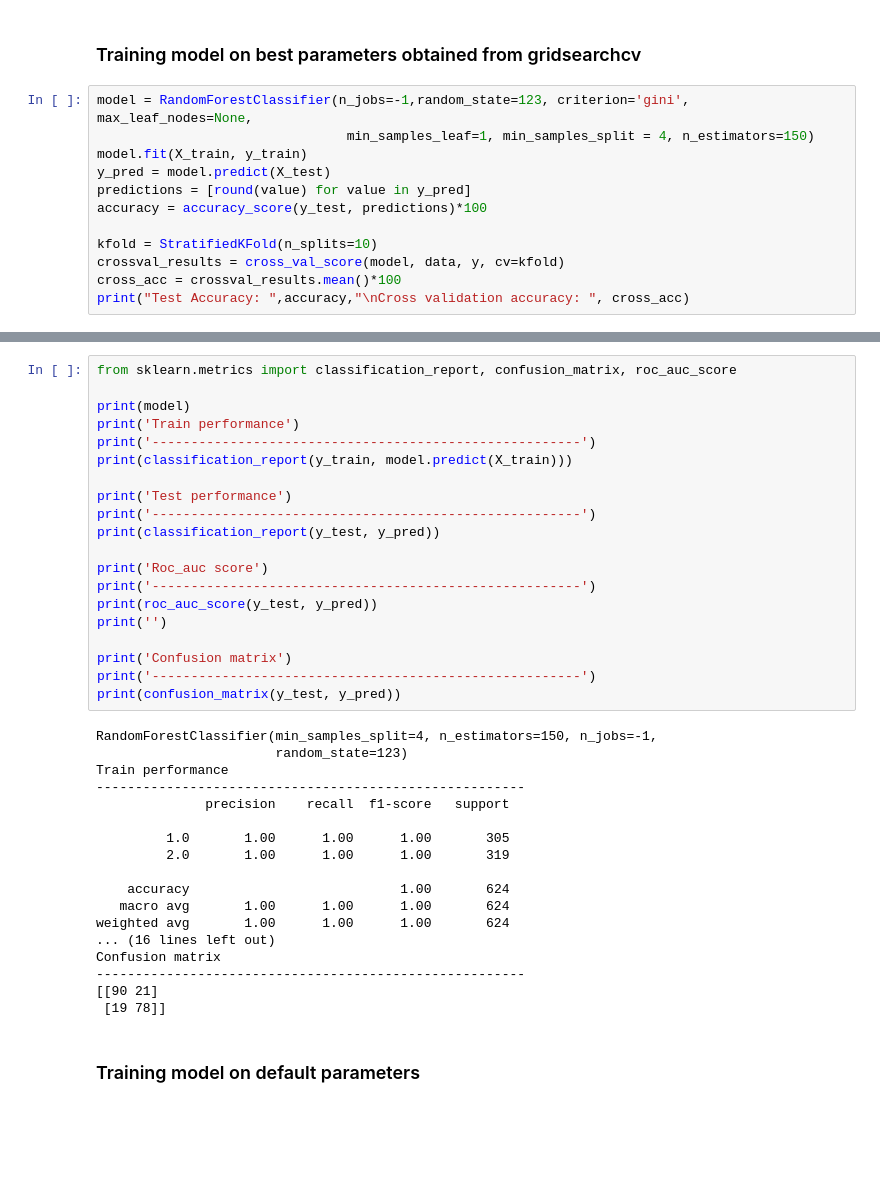
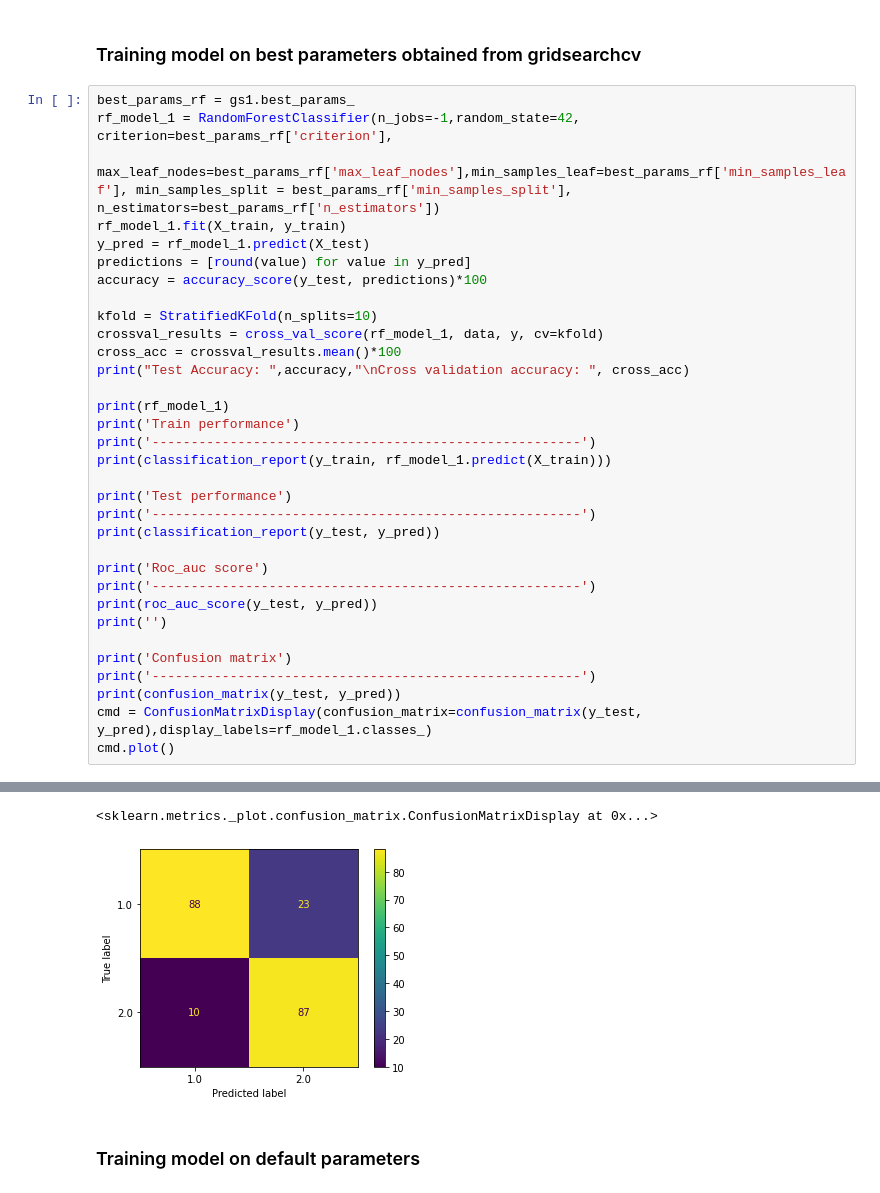
Before and after one commit to saniikakulkarni/Liver-Disease-Diagnosis-Models, a Jupyter notebook: proposed_work(Tejas) copy.ipynb, the cells around one changed output, grey strips where cells are left out. Cells and saved outputs as stored; diff of their text form; blank space fills up the shorter version.

```diff
--- a/proposed_work(Tejas) copy.ipynb
+++ b/proposed_work(Tejas) copy.ipynb
@@ -430,15 +427,36 @@ Best score: {'criterion': 'gini', 'max_leaf_nodes': None, 'min_samples_leaf': 1,
 # %% [markdown]
 ### Training model on best parameters obtained from gridsearchcv
 # %%
-model = RandomForestClassifier(n_jobs=-1,random_state=123, criterion='gini', max_leaf_nodes=None,
-                                min_samples_leaf=1, min_samples_split = 4, n_estimators=150)
-model.fit(X_train, y_train)
-y_pred = model.predict(X_test)
+best_params_rf = gs1.best_params_
+rf_model_1 = RandomForestClassifier(n_jobs=-1,random_state=42, criterion=best_params_rf['criterion'],
+                            max_leaf_nodes=best_params_rf['max_leaf_nodes'],min_samples_leaf=best_params_rf['min_samples_leaf'], min_samples_split = best_params_rf['min_samples_split'], n_estimators=best_params_rf['n_estimators'])
+rf_model_1.fit(X_train, y_train)
+y_pred = rf_model_1.predict(X_test)
 predictions = [round(value) for value in y_pred]
 accuracy = accuracy_score(y_test, predictions)*100
 
 kfold = StratifiedKFold(n_splits=10)
-crossval_results = cross_val_score(model, data, y, cv=kfold)
+crossval_results = cross_val_score(rf_model_1, data, y, cv=kfold)
 cross_acc = crossval_results.mean()*100
 print("Test Accuracy: ",accuracy,"\nCross validation accuracy: ", cross_acc)
+
+print(rf_model_1)
+print('Train performance')
+print('-------------------------------------------------------')
+print(classification_report(y_train, rf_model_1.predict(X_train)))
+
+print('Test performance')
+print('-------------------------------------------------------')
+print(classification_report(y_test, y_pred))
+
+print('Roc_auc score')
+print('-------------------------------------------------------')
+print(roc_auc_score(y_test, y_pred))
+print('')
+
+print('Confusion matrix')
+print('-------------------------------------------------------')
+print(confusion_matrix(y_test, y_pred))
+cmd = ConfusionMatrixDisplay(confusion_matrix=confusion_matrix(y_test, y_pred),display_labels=rf_model_1.classes_)
+cmd.plot()
 # %% [output]
@@ -447,41 +480,5 @@ Cross validation accuracy:  86.77280550774526
+<sklearn.metrics._plot.confusion_matrix.ConfusionMatrixDisplay at 0x...>
+[figure, added]
-# %%
-from sklearn.metrics import classification_report, confusion_matrix, roc_auc_score
-
-print(model)
-print('Train performance')
-print('-------------------------------------------------------')
-print(classification_report(y_train, model.predict(X_train)))
-
-print('Test performance')
-print('-------------------------------------------------------')
-print(classification_report(y_test, y_pred))
-
-print('Roc_auc score')
-print('-------------------------------------------------------')
-print(roc_auc_score(y_test, y_pred))
-print('')
-
-print('Confusion matrix')
-print('-------------------------------------------------------')
-print(confusion_matrix(y_test, y_pred))
-# %% [output]
-RandomForestClassifier(min_samples_split=4, n_estimators=150, n_jobs=-1,
-                       random_state=123)
-Train performance
--------------------------------------------------------
-              precision    recall  f1-score   support
-
-         1.0       1.00      1.00      1.00       305
-         2.0       1.00      1.00      1.00       319
-
-    accuracy                           1.00       624
-   macro avg       1.00      1.00      1.00       624
-weighted avg       1.00      1.00      1.00       624
-... (16 lines left out)
-Confusion matrix
--------------------------------------------------------
-[[90 21]
- [19 78]]
 # %% [markdown]
 ### Training model on default parameters
 # %%
```
Also changed, not shown: parts of 46 cells of this notebook, 8 other files.
